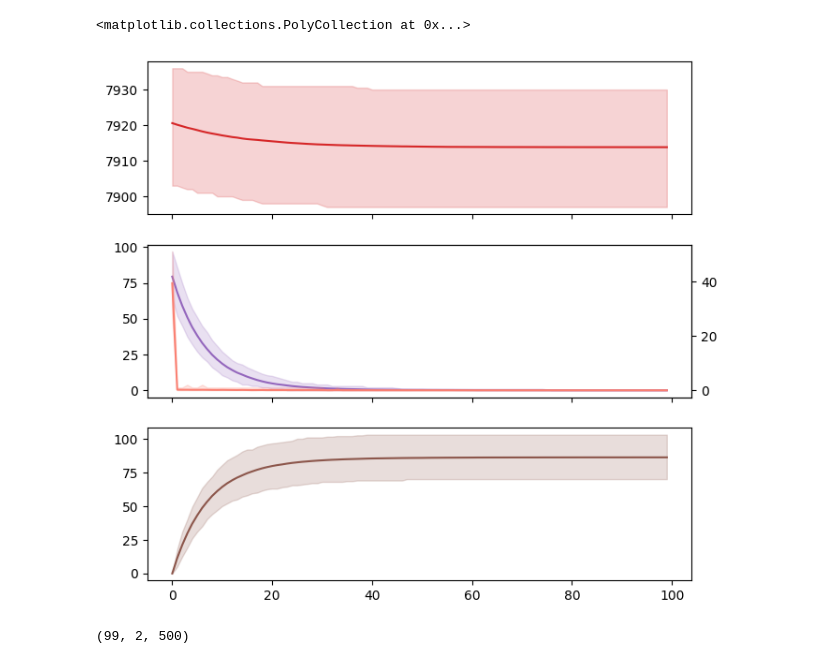
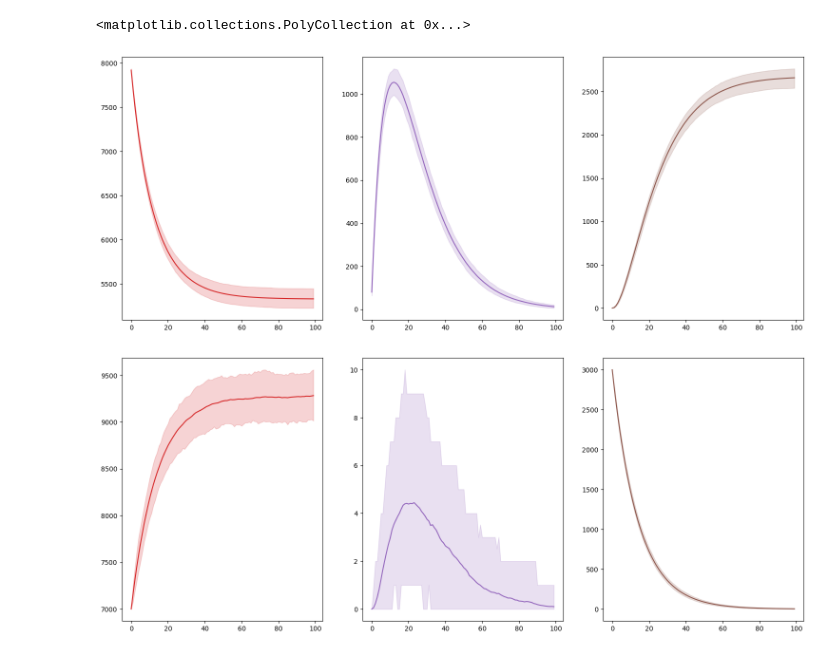
Before and after one commit to ChaosDonkey06/AMR_ABM2, a Jupyter notebook: abm/SIR_agent_based.ipynb, the cells around one changed output. Drawn from its saved outputs; the diff is of its cells as text; code cells hidden in the pictures.

Commit message:
fix main figures and update manuscript

```diff
--- a/abm/SIR_agent_based.ipynb
+++ b/abm/SIR_agent_based.ipynb
@@ -52,3 +52,9 @@ def create_df_response(samples, time,  quantiles = [50, 80, 95], forecast_horizo
     df_response.index.name = 'date'
 
     return df_response
+
+def transition(var, rate, dt=1):
+    kb        = np.maximum(1.0 - np.exp(-rate*dt), 0)
+    num_ind   = np.random.binomial(list(var), kb )
+
+    return num_ind
@@ -139,57 +249,57 @@ c = np.full((T, m), np.nan); c[0, :] = g(np.sum(agents_state==Agent.I, axis=0),
 # %%
-xm_all = []
 for t in range(1, T):
-    agents_state, newI, xm = f(agents_state, xm, beta=0.3, gamma=1/7, N=n,
-                                param_vec=param_vec,
-                                model_settings=model_settings)
-    xm_all = xm_all + [xm]
+    agents_state, newI, xm_all[t, :, :], genome = f(agents_state, xm_all[t-1, :, :], genome,
+                                            epi_params = params_epi,
+                                            evo_params = params_evo,
+                                            model_settings = model_settings)
 
     s[t, :] = np.sum(agents_state==Agent.S, axis=0)
     i[t, :] = np.sum(agents_state==Agent.I, axis=0)
     r[t, :] = np.sum(agents_state==Agent.R, axis=0)
-
     c[t, :] = g(newI, ρ=0.5)
 # %%
 import matplotlib.pyplot as plt
 import sys
+
 sys.path.insert(0, "../")
 sys.path.insert(0,"../pompjax/pompjax/")
 
 from utils import create_df_response
 
 colors  = ["#d62728", "#9467bd", "#8c564b", "#e377c2", "#7f7f7f", "#bcbd22", "#17becf"]
 
-fig, ax = plt.subplots(3, 1, figsize=(7.5, 7.2), sharex=True, sharey=False)
+fig, ax = plt.subplots(1, 3, figsize=(18.5, 7.2), sharex=True, sharey=False)
 
 S_df = create_df_response(s, time=T)
 I_df = create_df_response(i, time=T)
 R_df = create_df_response(r, time=T)
-
 C_df = create_df_response(c, time=T)
 
-ax[0].plot(range(T), S_df["mean"], label="S", color=colors[0])
-ax[0].fill_between(range(T), S_df["low_95"], S_df["high_95"],
-                        alpha=0.2, color=colors[0])
+ax[0].plot(range(T), S_df["mean"], label=r"$S$", color=colors[0])
+ax[0].fill_between(range(T), S_df["low_95"], S_df["high_95"], alpha=0.2, color=colors[0])
 
+ax[1].plot(range(T), I_df["mean"], label=r"$I$", color=colors[1])
+ax[1].fill_between(range(T), I_df["low_95"], I_df["high_95"], alpha=0.2, color=colors[1])
 
-ax[1].plot(range(T), I_df["mean"], label="I", color=colors[1])
-ax[1].fill_between(range(T), I_df["low_95"], I_df["high_95"],
-                        alpha=0.2, color=colors[1])
+ax[2].plot(range(T), R_df["mean"], label=r"$R$", color=colors[2])
+ax[2].fill_between(range(T), R_df["low_95"], R_df["high_95"], alpha=0.2, color=colors[2])
 
-ax_t = ax[1].twinx()
-ax_t.plot(range(T), C_df["mean"], label="C", color="salmon")
-ax_t.fill_between(range(T), C_df["low_95"], C_df["high_95"],
-                        alpha=0.2, color="salmon")
+######-######-######-######-######
+sm_df = create_df_response(xm_all[:, 0, :], time=T)
+em_df = create_df_response(xm_all[:, 1, :], time=T)
+im_df = create_df_response(xm_all[:, 2, :], time=T)
 
+fig, ax = plt.subplots(1, 3, figsize=(18.5, 7.2), sharex=False, sharey=False)
 
-ax[2].plot(range(T), R_df["mean"], label="R", color=colors[2])
-ax[2].fill_between(range(T), R_df["low_95"], R_df["high_95"],
-                        alpha=0.2, color=colors[2])
+ax[0].plot(range(T), sm_df["mean"], label=r"$S_m$", color=colors[0])
+ax[0].fill_between(range(T), sm_df["low_95"], sm_df["high_95"], alpha=0.2, color=colors[0])
+
+ax[1].plot(range(T), em_df["mean"], label=r"$E_m$", color=colors[1])
+ax[1].fill_between(range(T), em_df["low_95"], em_df["high_95"], alpha=0.2, color=colors[1])
+
+ax[2].plot(range(T), im_df["mean"], label=r"$I_m$", color=colors[2])
+ax[2].fill_between(range(T), im_df["low_95"], im_df["high_95"], alpha=0.2, color=colors[2])
 # %% [output]
 <matplotlib.collections.PolyCollection at 0x...>
-[figure, old version]
+[figure, new version]
+[figure, added]
-# %%
-xm_all = np.array(xm_all)
-xm_all.shape
-# %% [output]
-(99, 2, 500)
```
Also changed, not shown: parts of 9 cells of this notebook, 12 other files.
